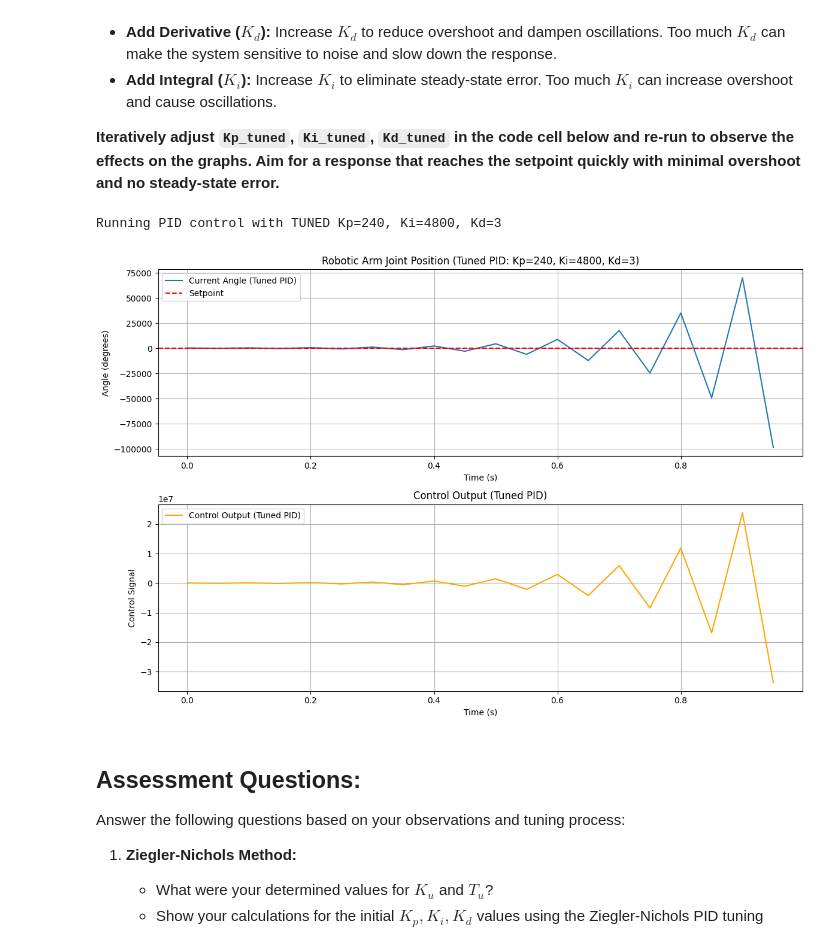
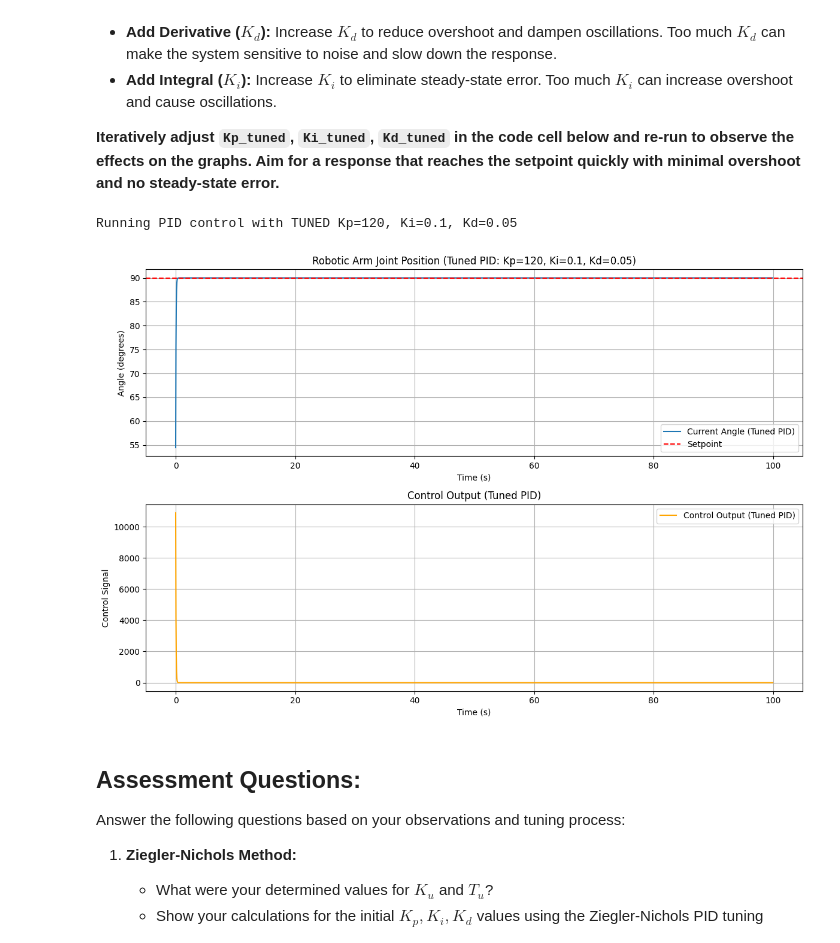
Before and after one commit to rashmikanaveen/ROS2-Jazzy-Tutorials, a Jupyter notebook: Robot_Arm_PID.ipynb, the cells around one changed output. Saved outputs shown, nothing was run; the diff lists cells and outputs as text; code cells hidden in the pictures.

```diff
--- a/Robot_Arm_PID.ipynb
+++ b/Robot_Arm_PID.ipynb
@@ -147,7 +147,7 @@ Run the simulation with increasing $K_p$ values to observe the system's behavior
 # %%
 # Simulation Parameters
 dt = 0.05  # Time step (seconds)
-simulation_time = 1  # Total simulation time (seconds)
+simulation_time = 100  # Total simulation time (seconds)
 num_steps = int(simulation_time / dt)
 
 setpoint_angle = 90  # Desired angle in degrees
@@ -317,9 +318,9 @@ control_outputs_tuned = []
 
 # --- PID control with Tuned parameters ---
 # **STUDENT: Adjust these values for fine-tuning**
-Kp_tuned = 240 # <--- Adjust this
-Ki_tuned = 4800# <--- Adjust this
-Kd_tuned = 3 # <--- Adjust this
+Kp_tuned = 120 # <--- Adjust this
+Ki_tuned = 0.1 # <--- Adjust this
+Kd_tuned = 0.05 # <--- Adjust this
 
 pid_controller_tuned = PIDController(Kp_tuned, Ki_tuned, Kd_tuned, dt)
 
@@ -329,35 +330,35 @@ for i in range(num_steps):
     control_signal = pid_controller_tuned.calculate(setpoint_angle, current_angle)
     current_angle = robotic_arm_joint_model(current_angle, control_signal, dt)
 
     angles_tuned.append(current_angle)
     errors_tuned.append(setpoint_angle - current_angle)
     control_outputs_tuned.append(control_signal)
 
 # Plotting the results for Tuned PID control
 plt.figure(figsize=(12, 8))
 
 plt.subplot(2, 1, 1)
 plt.plot(np.arange(num_steps) * dt, angles_tuned, label='Current Angle (Tuned PID)')
 plt.axhline(y=setpoint_angle, color='r', linestyle='--', label='Setpoint')
 plt.title(f'Robotic Arm Joint Position (Tuned PID: Kp={Kp_tuned}, Ki={Ki_tuned}, Kd={Kd_tuned})')
 plt.xlabel('Time (s)')
 plt.ylabel('Angle (degrees)')
 plt.grid(True)
 plt.legend()
 
 plt.subplot(2, 1, 2)
 plt.plot(np.arange(num_steps) * dt, control_outputs_tuned, label='Control Output (Tuned PID)', color='orange')
 plt.title('Control Output (Tuned PID)')
 plt.xlabel('Time (s)')
 plt.ylabel('Control Signal')
 plt.grid(True)
 plt.legend()
 
 plt.tight_layout()
 plt.show()
 # %% [output]
-Running PID control with TUNED Kp=240, Ki=4800, Kd=3
+Running PID control with TUNED Kp=120, Ki=0.1, Kd=0.05
-[figure, old version]
+[figure, new version]
 # %% [markdown]
 ## Assessment Questions:
 
```
Also changed, not shown: parts of 2 cells of this notebook.
